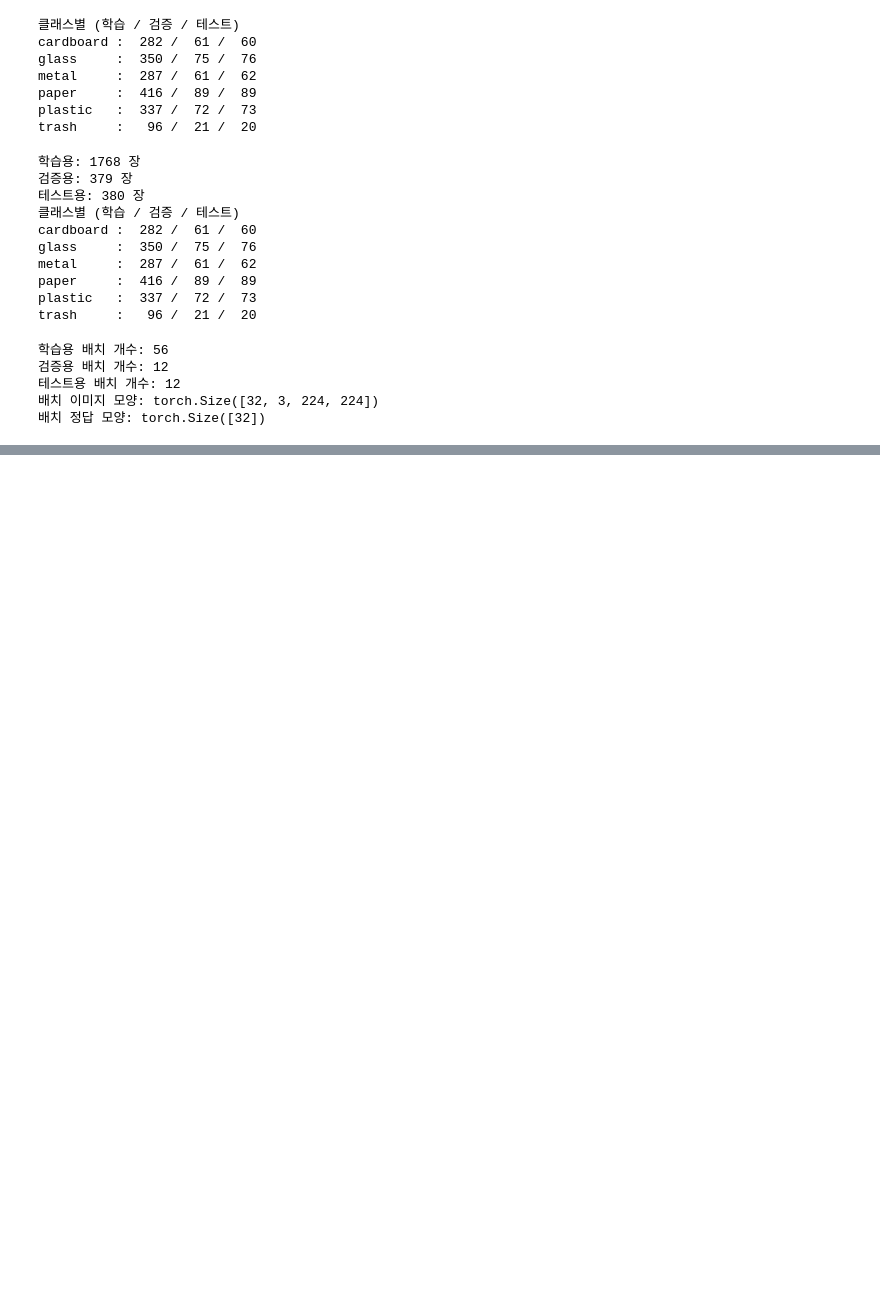
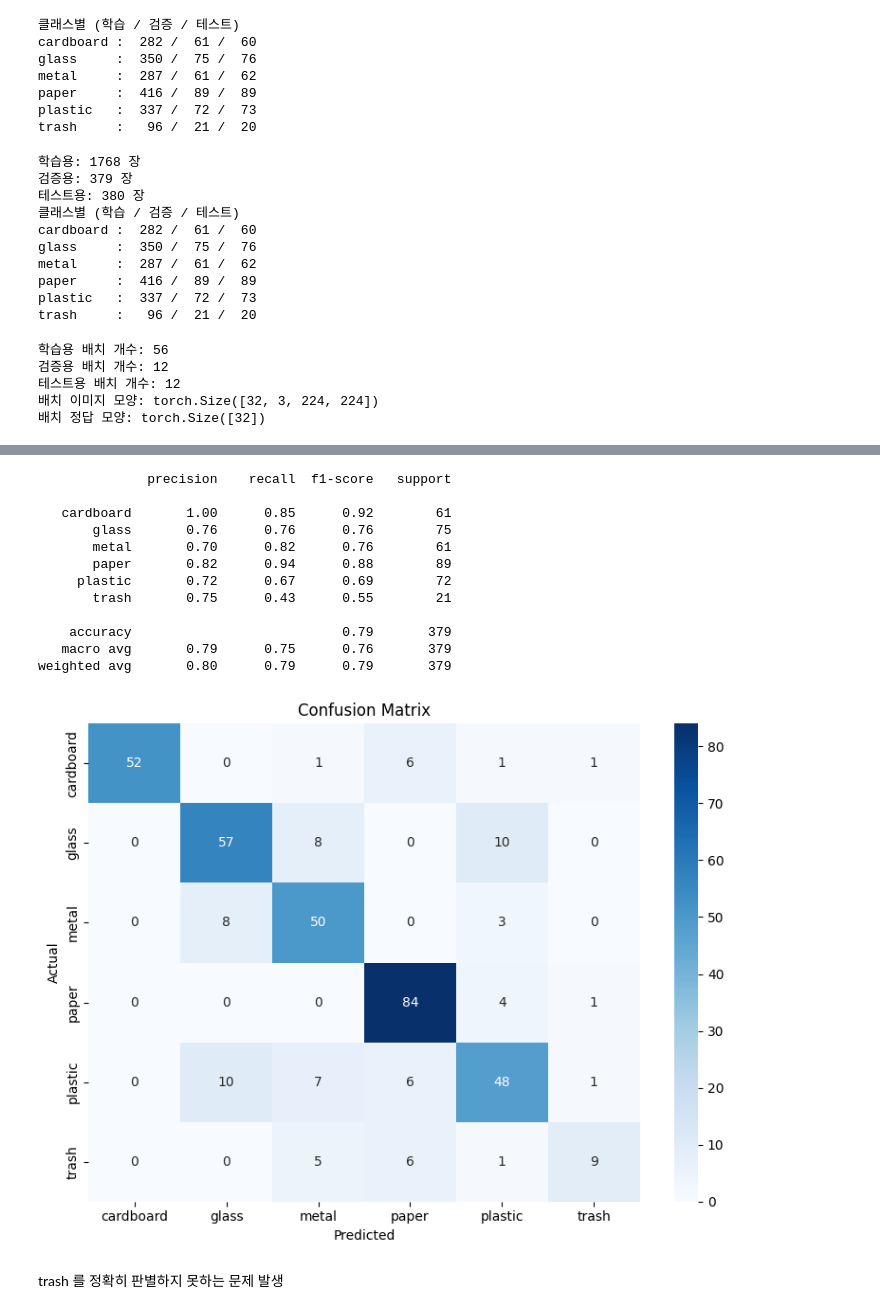
Before and after one commit to songwonni040122-ops/2026.08.Garbage-classification-model, a Jupyter notebook: 2026_08_trash_classification_model.ipynb, the cells around one changed output, grey strips where cells are left out. Saved outputs shown, nothing was run; the diff lists cells and outputs as text; code cells hidden in the pictures; blank space fills up the shorter version.

```diff
--- a/2026_08_trash_classification_model.ipynb
+++ b/2026_08_trash_classification_model.ipynb
@@ -330,0 +363,7 @@ print("배치 정답 모양:", labels_batch.shape)
+# %%
+# 1. 사용 가능한 장치 결정 (GPU 있으면 GPU, 없으면 CPU)
+device = torch.device("cuda" if torch.cuda.is_available() else "cpu")
+print("사용 장치:", device)
+
+# 2. 모델을 그 장치로 이동
+model = model.to(device)
@@ -330,0 +372,8 @@ print("배치 정답 모양:", labels_batch.shape)
+# %%
+import torch.optim as optim
+
+# 1. 손실 함수
+criterion = nn.CrossEntropyLoss()
+
+# 2. 최적화 방법: Adam으로 조정, 학습률 0.001
+optimizer = optim.Adam(model.parameters(), lr=0.001)
@@ -330,0 +464,61 @@ print("배치 정답 모양:", labels_batch.shape)
+# %%
+from sklearn.metrics import confusion_matrix, classification_report
+import numpy as np
+import matplotlib.pyplot as plt   # 그림 그리는 도구
+import seaborn as sns             # 히트맵을 쉽게 그려주는 도구
+
+# 클래스 이름 (ImageFolder가 정한 순서 = 알파벳순 0~5번)
+class_names = train_base.classes
+
+model.eval()                          # 평가 모드
+all_preds = []                        # 모델 예측 모으기
+all_labels = []                       # 실제 정답 모으기
+
+with torch.no_grad():                 # 기울기 계산 끄기
+    for images, labels in val_loader:
+        images = images.to(device)
+        labels = labels.to(device)
+
+        outputs = model(images)
+        _, predicted = torch.max(outputs, 1)   # 예측 종류
+
+        all_preds.extend(predicted.cpu().numpy())   # GPU→CPU→넘파이로 모음
+        all_labels.extend(labels.cpu().numpy())
+
+# 1. 클래스별 정확도 + 요약 표
+print(classification_report(all_labels, all_preds, target_names=class_names))
+
+# 2. 혼동 행렬 계산 (행=실제, 열=예측)
+cm = confusion_matrix(all_labels, all_preds)
+
+# 3. 혼동 행렬을 히트맵으로 시각화
+plt.figure(figsize=(8, 6))            # 그림 크기 (가로 8, 세로 6 인치)
+sns.heatmap(
+    cm,                               # 그릴 데이터 = 혼동 행렬
+    annot=True,                       # 각 칸에 숫자 표시
+    fmt="d",                          # 숫자를 정수 형식으로 (소수점 없이)
+    cmap="Blues",                     # 색 계열 = 파랑 (값 클수록 진함)
+    xticklabels=class_names,          # 가로축 눈금 = 클래스 이름 (예측)
+    yticklabels=class_names,          # 세로축 눈금 = 클래스 이름 (실제)
+)
+plt.xlabel("Predicted")               # 가로축 이름 (예측)
+plt.ylabel("Actual")                  # 세로축 이름 (실제)
+plt.title("Confusion Matrix")         # 그림 제목
+plt.tight_layout()                    # 라벨 잘림 방지로 여백 정리
+plt.show()                            # 그림 화면에 출력
+# %% [output]
+              precision    recall  f1-score   support
+
+   cardboard       1.00      0.85      0.92        61
+       glass       0.76      0.76      0.76        75
+       metal       0.70      0.82      0.76        61
+       paper       0.82      0.94      0.88        89
+     plastic       0.72      0.67      0.69        72
+       trash       0.75      0.43      0.55        21
+
+    accuracy                           0.79       379
+   macro avg       0.79      0.75      0.76       379
+weighted avg       0.80      0.79      0.79       379
+[figure, added]
+# %% [markdown]
+trash 를 정확히 판별하지 못하는 문제 발생
```
Also changed, not shown: parts of 17 cells of this notebook.
